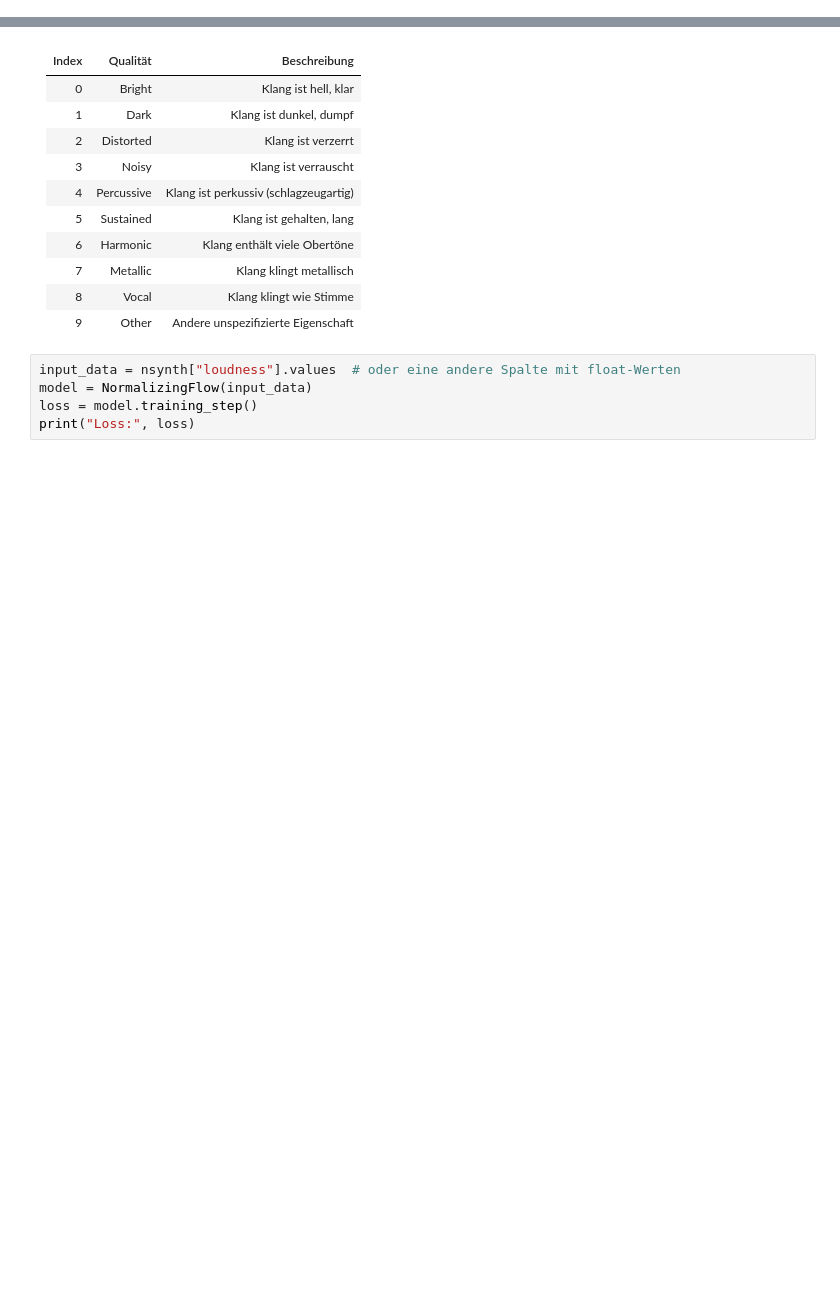
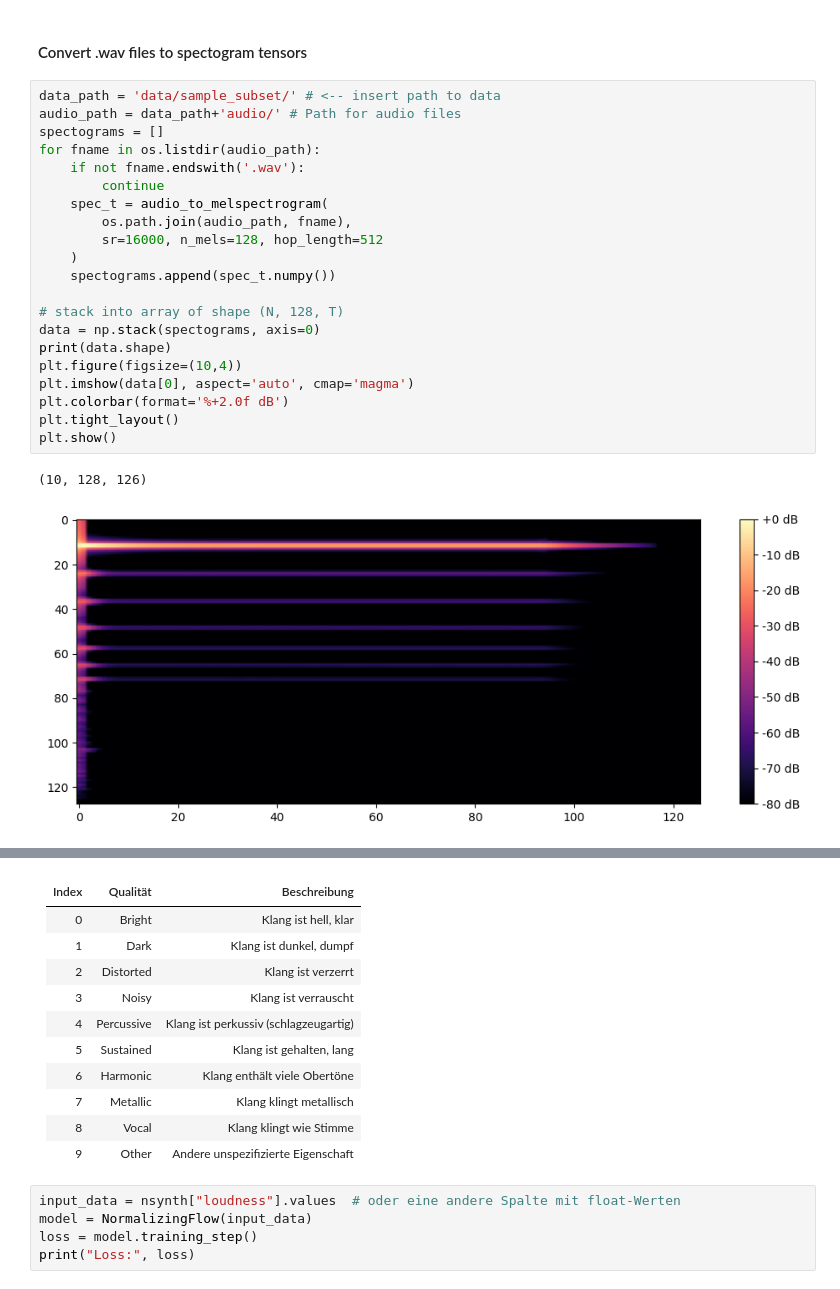
Before and after one commit to Elias-desig/wewantCNNs_project, a Jupyter notebook: data_work.ipynb, the cells around one changed output, grey strips where cells are left out. Cells and saved outputs as stored; diff of their text form; blank space fills up the shorter version.

Commit message:
Sample dataset is now shipped with project, .wav files are converted to spectogram tensors

```diff
--- a/data_work.ipynb
+++ b/data_work.ipynb
@@ -33,0 +32,26 @@ Name: qualities, Length: 4096, dtype: object
+# %% [markdown]
+#### Convert .wav files to spectogram tensors
+# %%
+data_path = 'data/sample_subset/' # <-- insert path to data
+audio_path = data_path+'audio/' # Path for audio files
+spectograms = []
+for fname in os.listdir(audio_path):
+    if not fname.endswith('.wav'):
+        continue
+    spec_t = audio_to_melspectrogram(
+        os.path.join(audio_path, fname),
+        sr=16000, n_mels=128, hop_length=512
+    )
+    spectograms.append(spec_t.numpy())
+
+# stack into array of shape (N, 128, T)
+data = np.stack(spectograms, axis=0)
+print(data.shape)
+plt.figure(figsize=(10,4))
+plt.imshow(data[0], aspect='auto', cmap='magma')
+plt.colorbar(format='%+2.0f dB')
+plt.tight_layout()
+plt.show()
+# %% [output]
+(10, 128, 126)
+[figure, added]
```
Also changed, not shown: parts of 9 cells of this notebook, 2 other files.
